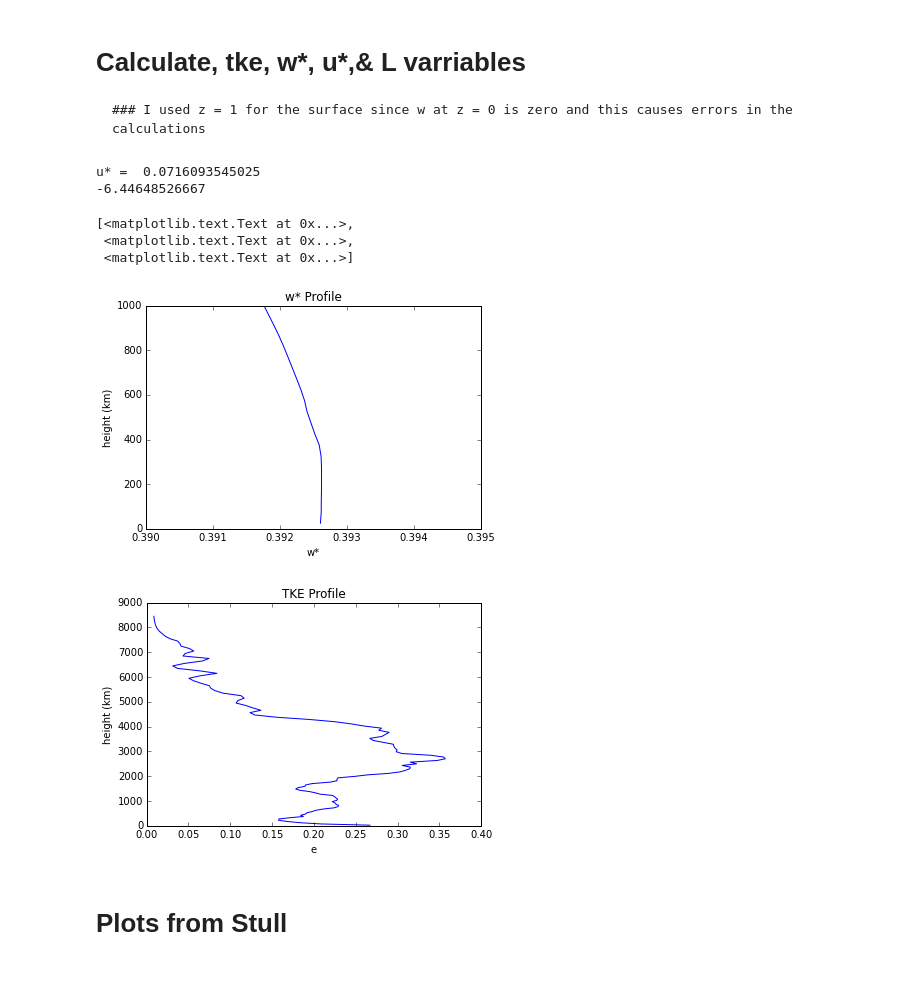
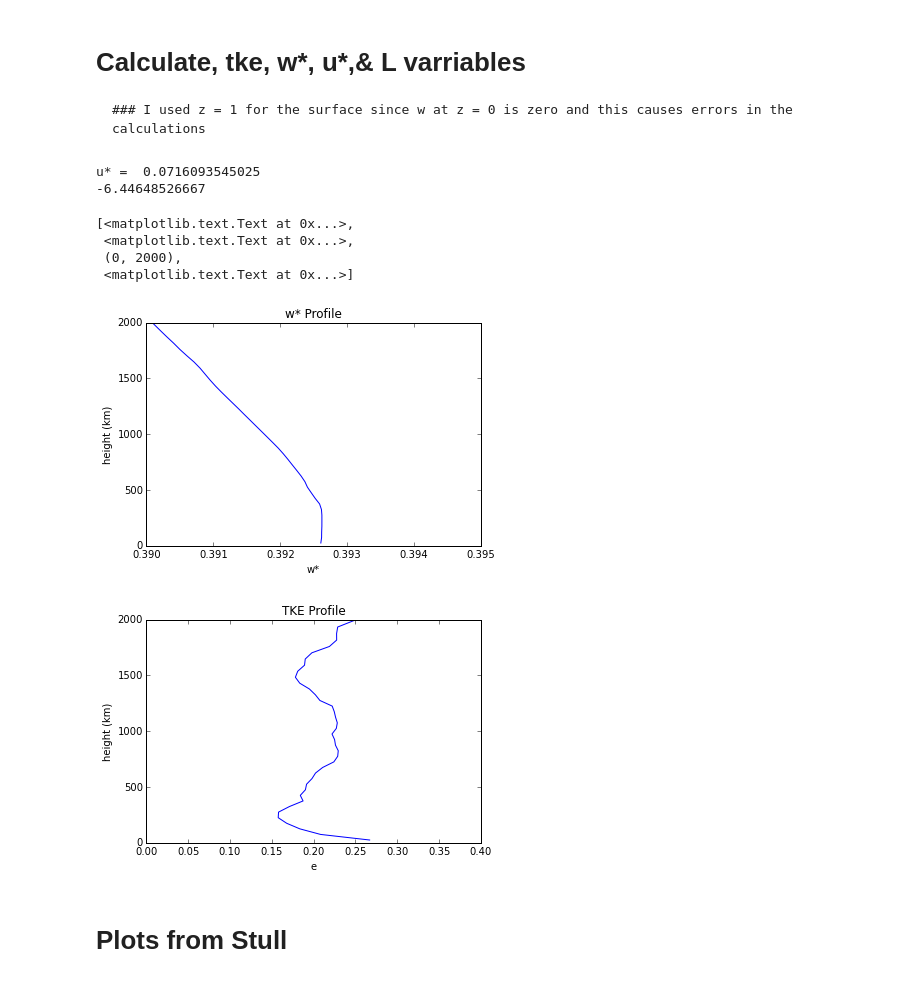
Before and after one commit to Wes-Skeeter/atsc500, a Jupyter notebook: notebooks/ws_lec9.ipynb, the cells around one changed output. Drawn from its saved outputs; the diff is of its cells as text; code cells hidden in the pictures.

```diff
--- a/notebooks/ws_lec9.ipynb
+++ b/notebooks/ws_lec9.ipynb
@@ -36,6 +36,7 @@ with Dataset('tropical_subset.nc','r') as nc_in:
     Y=nc_in.variables['y'][...]
     pres=nc_in.variables['p'][...]
     pres=pres*100.  #convert to Pa
+    PP=nc_in.variables['PP'][0,...]
     T=nc_in.variables['TABS'][0,...]
     W=nc_in.variables['W'][0,...]  #m/s
     U=nc_in.variables['U'][0,...]  #m/s
@@ -98,36 +99,37 @@ ax1.set(xlabel='m/s',ylabel='height (km)',title = 'W Profile',ylim=(0,10000))
 # %%
 ## w*
 w_tv_s = (Wpert[1,:,:]*Tvpert[1,:,:]).mean()
 w_star = g*Z[zi_lev]/Tv_bar*(w_tv_s)
 temp = w_star
 w_star = abs(w_star)**(1/3)
 pl = plt.figure(1)
 ax1 = pl.add_subplot(1,1,1)
 ax1.plot(w_star,Z)
-ax1.set(xlabel='w*',ylabel='height (km)',title = 'w* Profile',ylim=(0,1000),xlim=(0.39,0.395))
+ax1.set(xlabel='w*',ylabel='height (km)',title = 'w* Profile',ylim=(0,2000),xlim=(0.39,0.395))
 ##  u*
 u_w_s = (Upert[1,:,:]*Wpert[1,:,:]).mean()
 v_w_s = (Vpert[1,:,:]*Wpert[1,:,:]).mean()
 u_star = (u_w_s**2+v_w_s**2)**.25
 print ('u* = ', u_star)
 ##L
 L = -u_star**3*(Tv_bar[1].mean())/(k*g*w_tv_s)
 print (L)
 ##
 e = ((Wpert**2).mean(axis=2).mean(axis=1)+(Upert**2).mean(axis=2).mean(axis=1)
      +(Vpert**2).mean(axis=2).mean(axis=1))
 pl = plt.figure(2)
 ax1 = pl.add_subplot(1,1,1)
 ax1.plot(e,Z)
-ax1.set(xlabel='e',ylabel='height (km)',title = 'TKE Profile')
+ax1.set(xlabel='e',ylabel='height (km)',title = 'TKE Profile',ylim=(0,2000))
 # %% [output]
 u* =  0.0716093545025
 -6.44648526667
 [<matplotlib.text.Text at 0x...>,
  <matplotlib.text.Text at 0x...>,
+ (0, 2000),
  <matplotlib.text.Text at 0x...>]
-[figure, old version]
+[figure, new version]
-[figure, old version]
+[figure, new version]
 # %% [markdown]
 # Plots from Stull
 # %%
```
Also changed, not shown: parts of 1 cell of this notebook.
